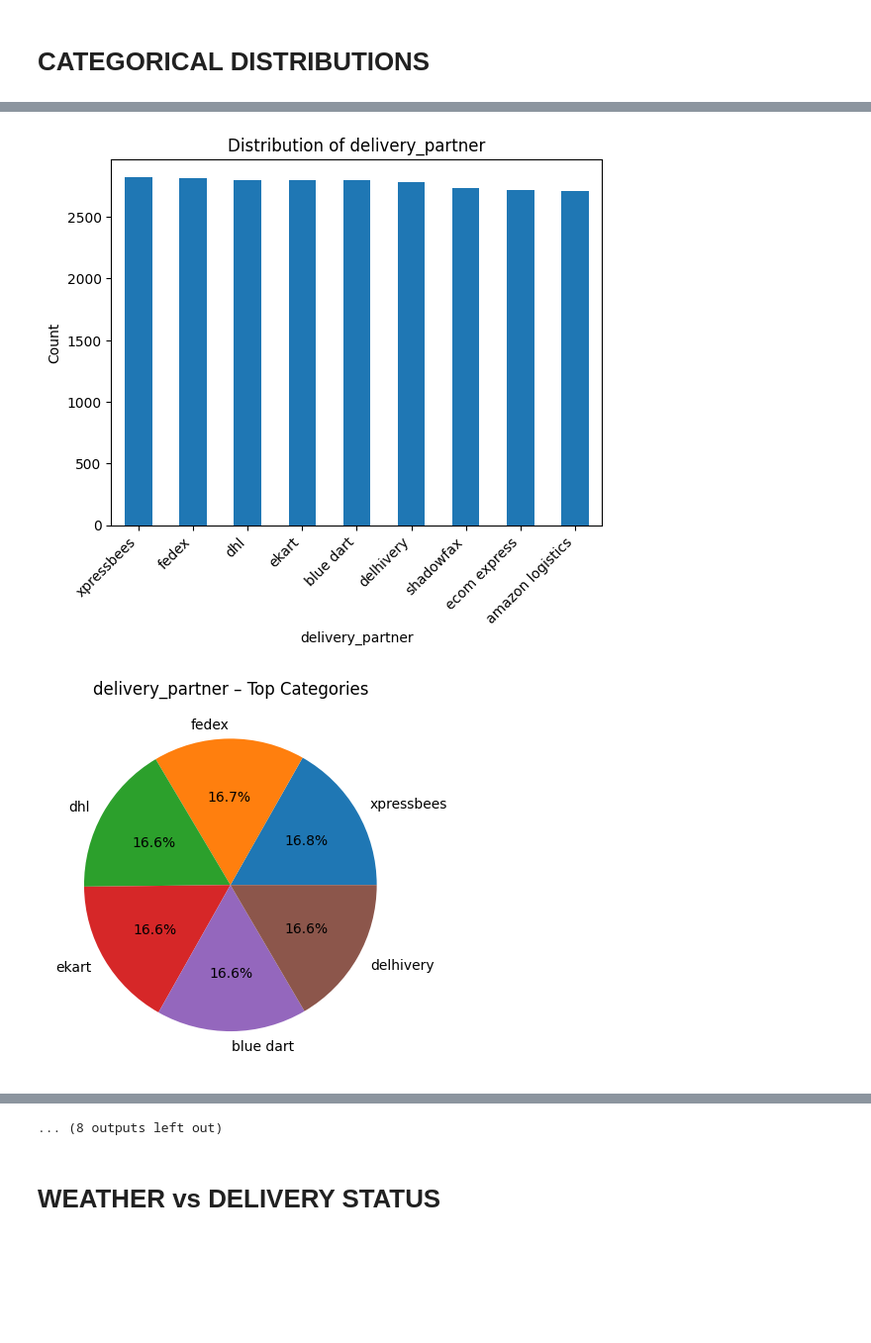
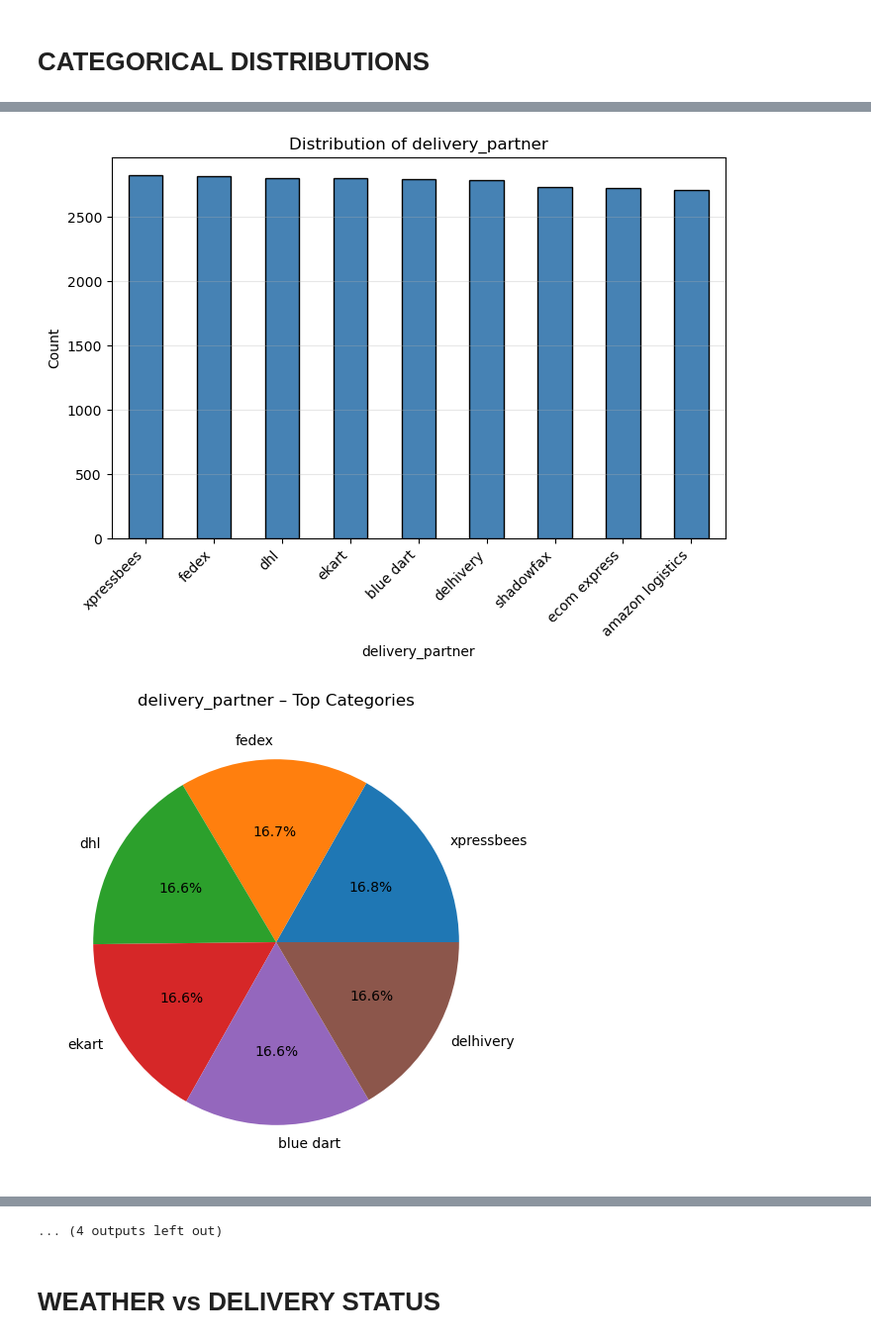
Before and after one commit to Ronal-Thomas/ETA-Delay-Prediction-Logistics, a Jupyter notebook: ETA_Delay_Prediction.ipynb, the cells around one changed output, grey strips where cells are left out. Shown at 99% size. Cells and saved outputs as stored; diff of their text form; code cells hidden in the pictures; blank space fills up the shorter version.

Commit message:
EDA Additional plottings

```diff
--- a/ETA_Delay_Prediction.ipynb
+++ b/ETA_Delay_Prediction.ipynb
@@ -185,20 +204,22 @@ Numeric Columns: Index(['delivery_id', 'distance_km', 'package_weight_kg', 'deli
 # %%
 colors = ['steelblue', 'seagreen', 'darkorange', 'slateblue', 'indianred']
 
-for i, col in enumerate(numeric_columns):
+for i, col in enumerate(numeric_features):
+
     plt.figure(figsize=(8, 5))
+
     plt.hist(
         df[col],
         bins=30,
         color=colors[i % len(colors)],
         edgecolor='black',
-        alpha=0.8,
-        label=col
+        alpha=0.8
     )
+
     plt.title(f'Distribution of {col}')
     plt.xlabel(col)
     plt.ylabel('Frequency')
-    plt.legend()
     plt.grid(alpha=0.3)
+
     plt.show()
 # %% [output]
@@ -237,3 +261,10 @@ failed        5.312
 Name: proportion, dtype: float64
 # %% [markdown]
 # **CATEGORICAL DISTRIBUTIONS**
+# %%
+categorical_columns = df.select_dtypes(include='object').columns.tolist()
+
+print("All categorical columns:\n")
+
+for col in categorical_columns:
+    print(col)
@@ -240,26 +319,39 @@ Name: proportion, dtype: float64
 # %%
-categorical_columns = df.select_dtypes(include='object').columns
+colors = ['steelblue', 'seagreen', 'darkorange', 'slateblue', 'indianred']
 
-for col in categorical_columns:
+for i, col in enumerate(categorical_columns):
+
     value_counts = df[col].value_counts()
 
     # BAR CHART
+    plt.figure(figsize=(8,5))
 
-    plt.figure()
-    value_counts.plot(kind='bar')
+    value_counts.plot(
+        kind='bar',
+        color=colors[i % len(colors)],
+        edgecolor='black'
+    )
+
     plt.title(f'Distribution of {col}')
     plt.xlabel(col)
     plt.ylabel('Count')
     plt.xticks(rotation=45, ha='right')
+    plt.grid(axis='y', alpha=0.3)
+
     plt.show()
 
+    # PIE CHART (Top 6 categories)
+    plt.figure(figsize=(6,6))
 
-    # PIE CHART
-    plt.figure()
-    value_counts.head(6).plot(kind='pie', autopct='%1.1f%%')
+    value_counts.head(6).plot(
+        kind='pie',
+        autopct='%1.1f%%'
+    )
+
     plt.title(f'{col} – Top Categories')
     plt.ylabel('')
+
     plt.show()
 # %% [output]
-[figure, old version]
+[figure, new version]
-[figure, old version]
+[figure, new version]
@@ -276,4 +368,4 @@ for col in categorical_columns:
-... (8 outputs left out)
+... (4 outputs left out)
 # %% [markdown]
 # **WEATHER vs DELIVERY STATUS**
 # %%
```
Also changed, not shown: parts of 18 cells of this notebook.
